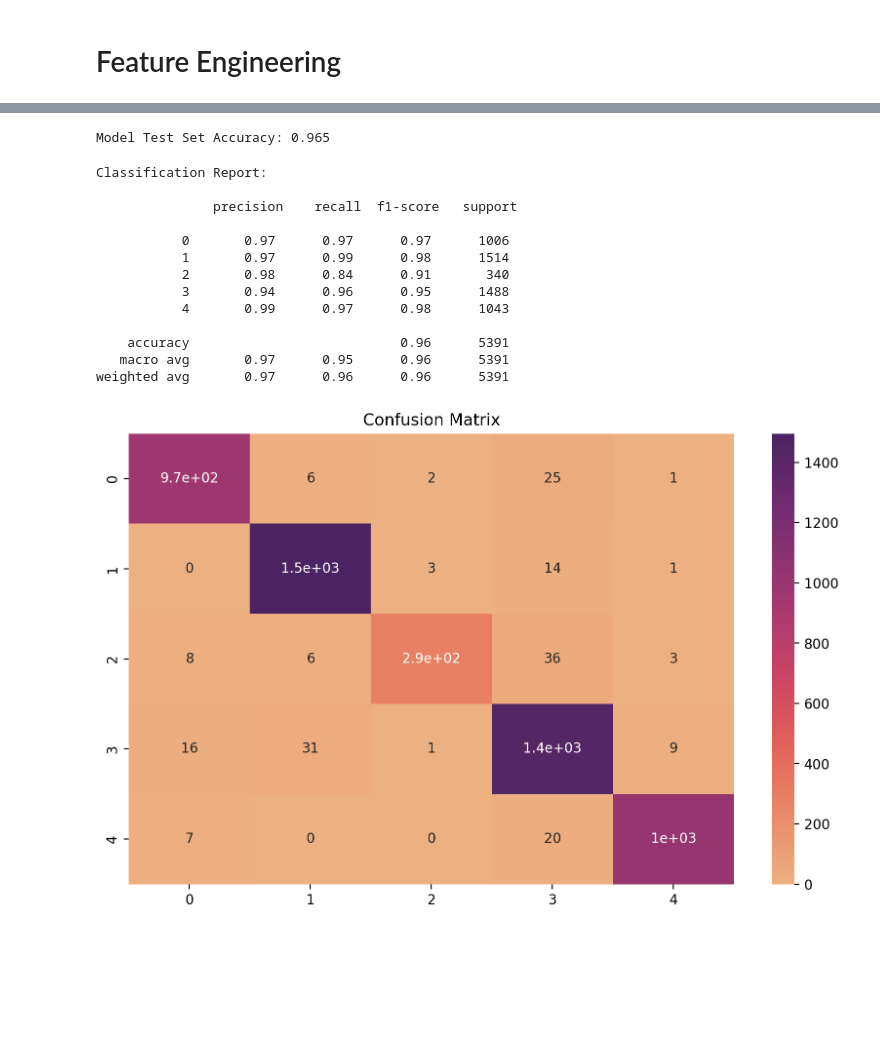
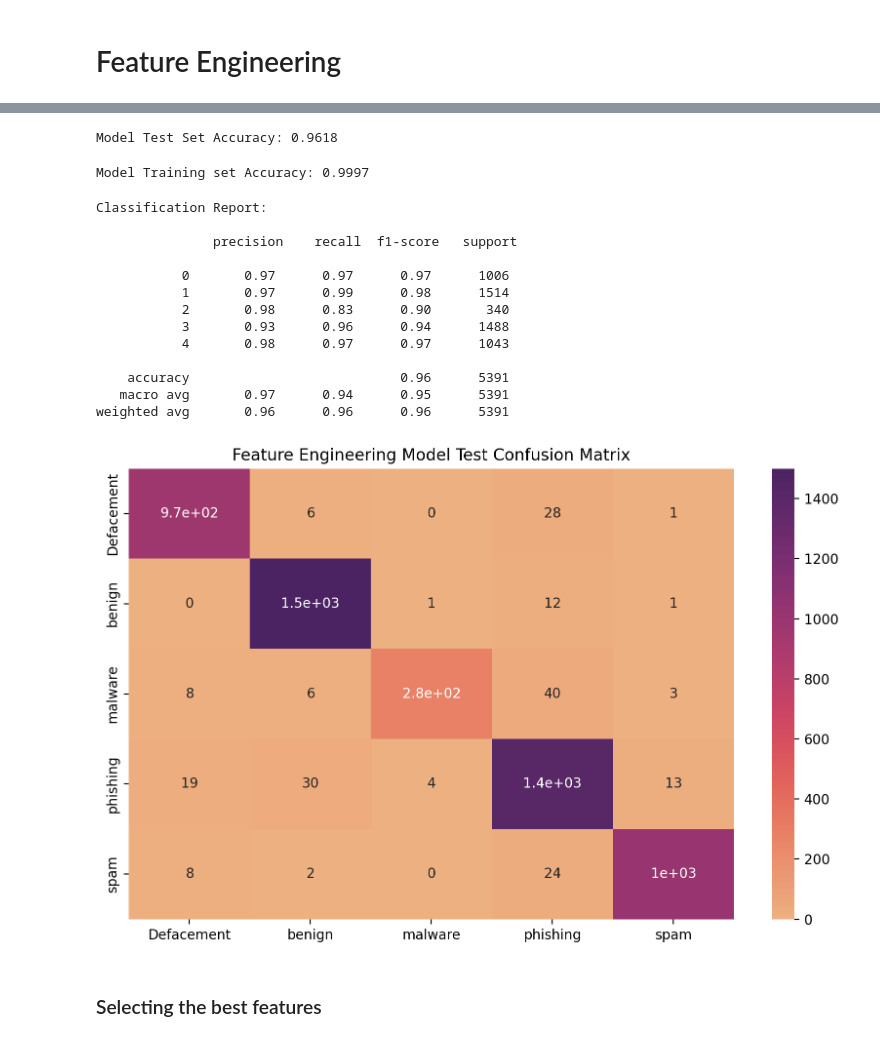
Before and after one commit to DejusDevspace/phishing-detector-ml-cli-toolkit, a Jupyter notebook: feature_engineering.ipynb, the cells around one changed output, grey strips where cells are left out. Saved outputs shown, nothing was run; the diff lists cells and outputs as text; code cells hidden in the pictures; blank space fills up the shorter version.

```diff
--- a/feature_engineering.ipynb
+++ b/feature_engineering.ipynb
@@ -5,7 +5,7 @@ import pandas as pd
 pd.set_option("display.max_columns", None)
 # %%
 # Loading the dataset
-df = pd.read_csv("datasets/fsd_cleaned.csv", index_col=0)
+df = pd.read_csv("datasets/cleaned_data.csv", index_col=0)
 # %%
 print(df.shape, "\n")
 df.head()
@@ -79,7 +71,7 @@ from sklearn.ensemble import RandomForestClassifier
 from sklearn.metrics import classification_report, confusion_matrix
 from sklearn.metrics import accuracy_score
 # %%
-model = RandomForestClassifier(n_estimators=100, random_state=42)
+model = RandomForestClassifier(n_estimators=25, random_state=42)
 # %%
 # Training the model on the training set
 model.fit(X_train, y_train)
@@ -90,9 +84,13 @@ RandomForestClassifier(random_state=42)
 preds = model.predict(X_test)
 # %%
 accuracy = accuracy_score(y_test, preds)
-print("Model Test Set Accuracy: {:.3f}".format(accuracy))
+print("Model Test Set Accuracy: {:.4f}".format(accuracy))
 # %% [output]
-Model Test Set Accuracy: 0.965
+Model Test Set Accuracy: 0.9618
+# %%
+print("Model Training set Accuracy: {:.4f}".format( accuracy_score(y_train, model.predict(X_train))))
+# %% [output]
+Model Training set Accuracy: 0.9997
 # %%
 import matplotlib.pyplot as plt
 import seaborn as sns
@@ -105,28 +103,30 @@ Classification Report:
 
            0       0.97      0.97      0.97      1006
            1       0.97      0.99      0.98      1514
-           2       0.98      0.84      0.91       340
-           3       0.94      0.96      0.95      1488
-           4       0.99      0.97      0.98      1043
+           2       0.98      0.83      0.90       340
+           3       0.93      0.96      0.94      1488
+           4       0.98      0.97      0.97      1043
 
     accuracy                           0.96      5391
-   macro avg       0.97      0.95      0.96      5391
-weighted avg       0.97      0.96      0.96      5391
+   macro avg       0.97      0.94      0.95      5391
+weighted avg       0.96      0.96      0.96      5391
 # %%
 # Getting the confusion matrix for the model's performance
 plt.figure(figsize=(10, 6), dpi=200)
 sns.heatmap(
     confusion_matrix(y_test, preds),
     annot=True,
     xticklabels=class_mapping.keys(),
     yticklabels=class_mapping.keys(),
     cmap="flare"
 )
-plt.title("Confusion Matrix")
+plt.title("Feature Engineering Model Test Confusion Matrix")
 plt.savefig("./plots/feature_engineering_confusion_matrix")
 plt.show()
 # %% [output]
-[figure, old version]
+[figure, new version]
+# %% [markdown]
+### Selecting the best features
 # %%
 # Getting the relevant features from the model
 feature_importances = pd.Series(model.feature_importances_, index=df.columns[:-1])
```
Also changed, not shown: parts of 19 cells of this notebook, 9 other files.
